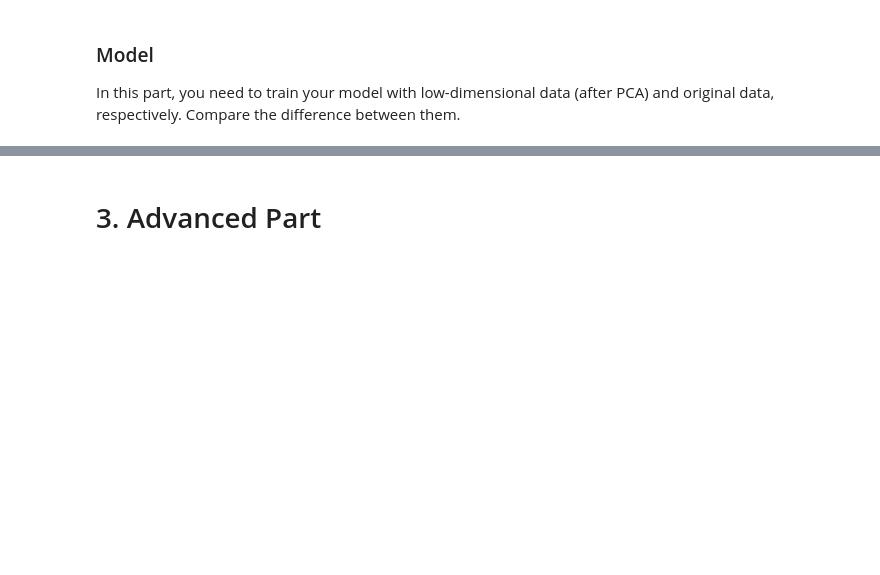
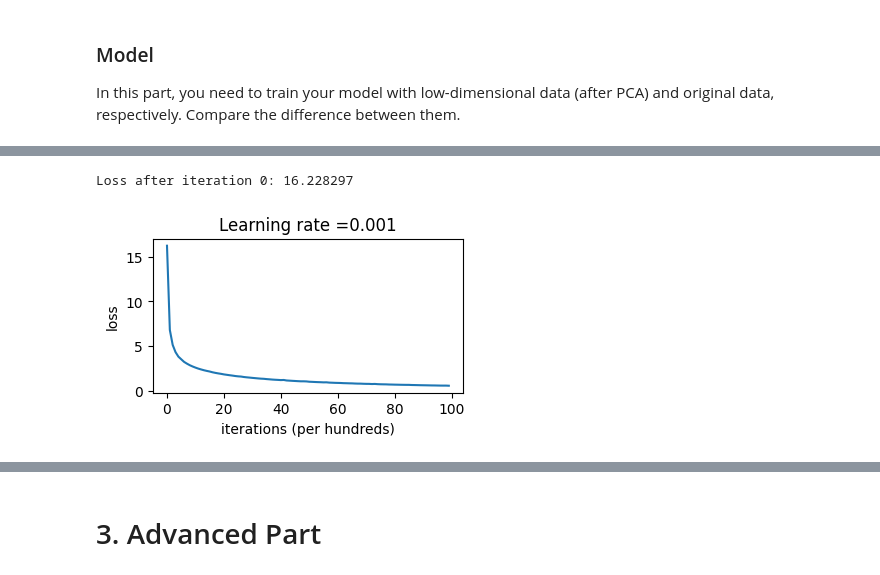
Before and after one commit to a20082307/ML_HW, a Jupyter notebook: HW4/HW4/HW4.ipynb, the cells around one changed output, grey strips where cells are left out. Saved outputs shown, nothing was run; the diff lists cells and outputs as text; code cells hidden in the pictures; blank space fills up the shorter version.

```diff
--- a/HW4/HW4/HW4.ipynb
+++ b/HW4/HW4/HW4.ipynb
@@ -219,9 +227,13 @@ pred_val = predict(x_val, y_val, model)
 # %%
 config = Config([n_components, 128, 10], 'focal_loss')
 
 # GRADED CODE: TRAINING MODEL WITH PCA DATA (MODEL SETTING AND TRAINING)
 ### START CODE HERE ###
-
+model = Model(config)
+trainer(model, config, x_train_pca, y_train)
 ### END CODE HERE ###
+# %% [output]
+Loss after iteration 0: 16.228297
+[figure, added]
 # %%
 pred_train = predict(x_train_pca, y_train, model)
```
Also changed, not shown: parts of 6 cells of this notebook, 3 other files.
